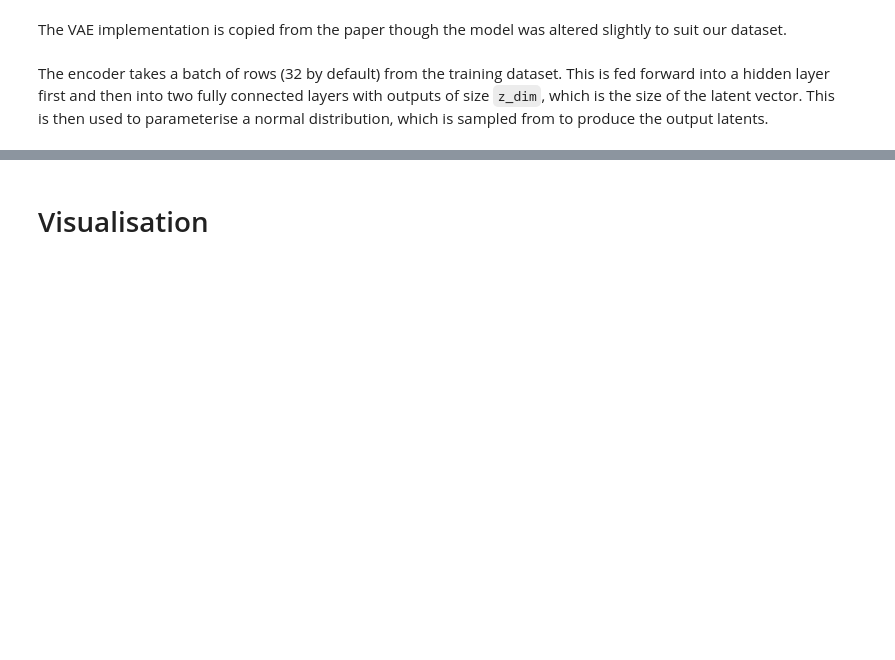
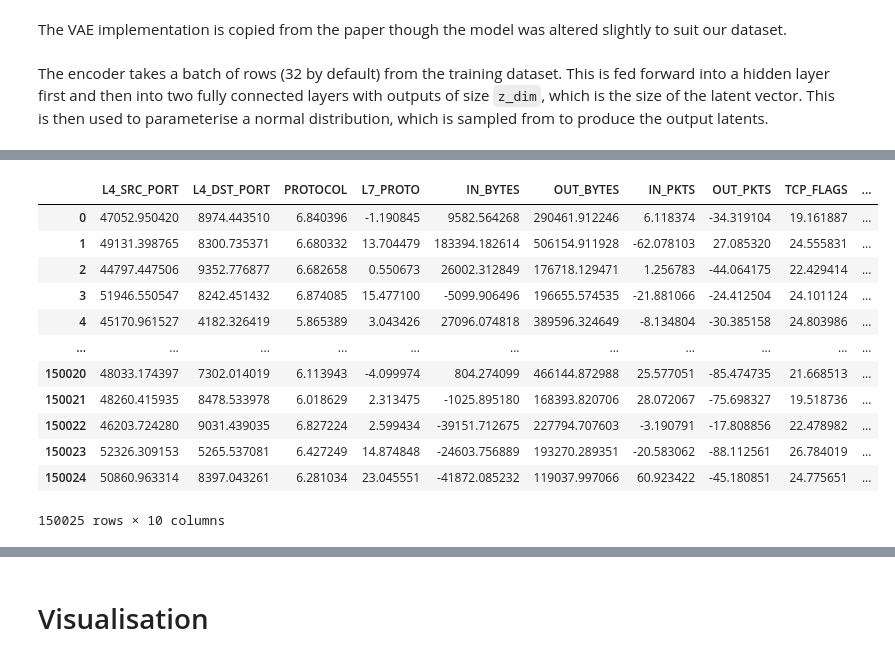
Before and after one commit to HOGGL/causal-ids, a Jupyter notebook: causal-ids.ipynb, the cells around one changed output, grey strips where cells are left out. Saved outputs shown, nothing was run; the diff lists cells and outputs as text; code cells hidden in the pictures; blank space fills up the shorter version.

```diff
--- a/causal-ids.ipynb
+++ b/causal-ids.ipynb
@@ -119,4 +131,9 @@ def calc_loss(X, Xhat, z_loc, z_scale):
     Xhat = torch.Tensor(Xhat).cuda()
     mse = 1./batch_size * sse_loss(Xhat, X)
     return mse + KLD
+# %%
+def reconstruct(Xnorm):
+    z, _, _ = encoder(torch.tensor(Xnorm).cuda().float())
+    Xhat = scaler.inverse_transform(decoder(z).cpu().detach())
+    return pd.DataFrame(Xhat, columns=X.columns)
 # %% [markdown]
@@ -174,5 +189,19 @@ tensor(2.2238e+10, device='cuda:0', grad_fn=<DivBackward0>)
 # %%
 X_test_norm = scaler.transform(X_test)
+X_test_hat = reconstruct(X_test_norm)
 # %%
-z, _, _ = encoder(torch.tensor(X_test_norm).cuda().float())
-X_test_hat = scaler.inverse_transform(decoder(z).cpu().detach())
+X_test_hat
+# %% [output]
+|  | L4_SRC_PORT | L4_DST_PORT | PROTOCOL | L7_PROTO | IN_BYTES | OUT_BYTES | IN_PKTS | OUT_PKTS | TCP_FLAGS | ... |
+| 0 | 47052.950420 | 8974.443510 | 6.840396 | -1.190845 | 9582.564268 | 290461.912246 | 6.118374 | -34.319104 | 19.161887 | ... |
+| 1 | 49131.398765 | 8300.735371 | 6.680332 | 13.704479 | 183394.182614 | 506154.911928 | -62.078103 | 27.085320 | 24.555831 | ... |
+| 2 | 44797.447506 | 9352.776877 | 6.682658 | 0.550673 | 26002.312849 | 176718.129471 | 1.256783 | -44.064175 | 22.429414 | ... |
+| 3 | 51946.550547 | 8242.451432 | 6.874085 | 15.477100 | -5099.906496 | 196655.574535 | -21.881066 | -24.412504 | 24.101124 | ... |
+| 4 | 45170.961527 | 4182.326419 | 5.865389 | 3.043426 | 27096.074818 | 389596.324649 | -8.134804 | -30.385158 | 24.803986 | ... |
+| ... | ... | ... | ... | ... | ... | ... | ... | ... | ... | ... |
+| 150020 | 48033.174397 | 7302.014019 | 6.113943 | -4.099974 | 804.274099 | 466144.872988 | 25.577051 | -85.474735 | 21.668513 | ... |
+| 150021 | 48260.415935 | 8478.533978 | 6.018629 | 2.313475 | -1025.895180 | 168393.820706 | 28.072067 | -75.698327 | 19.518736 | ... |
+| 150022 | 46203.724280 | 9031.439035 | 6.827224 | 2.599434 | -39151.712675 | 227794.707603 | -3.190791 | -17.808856 | 22.478982 | ... |
+| 150023 | 52326.309153 | 5265.537081 | 6.427249 | 14.874848 | -24603.756889 | 193270.289351 | -20.583062 | -88.112561 | 26.784019 | ... |
+| 150024 | 50860.963314 | 8397.043261 | 6.281034 | 23.045551 | -41872.085232 | 119037.997066 | 60.923422 | -45.180851 | 24.775651 | ... |
+150025 rows × 10 columns
```
Also changed, not shown: parts of 9 cells of this notebook.
